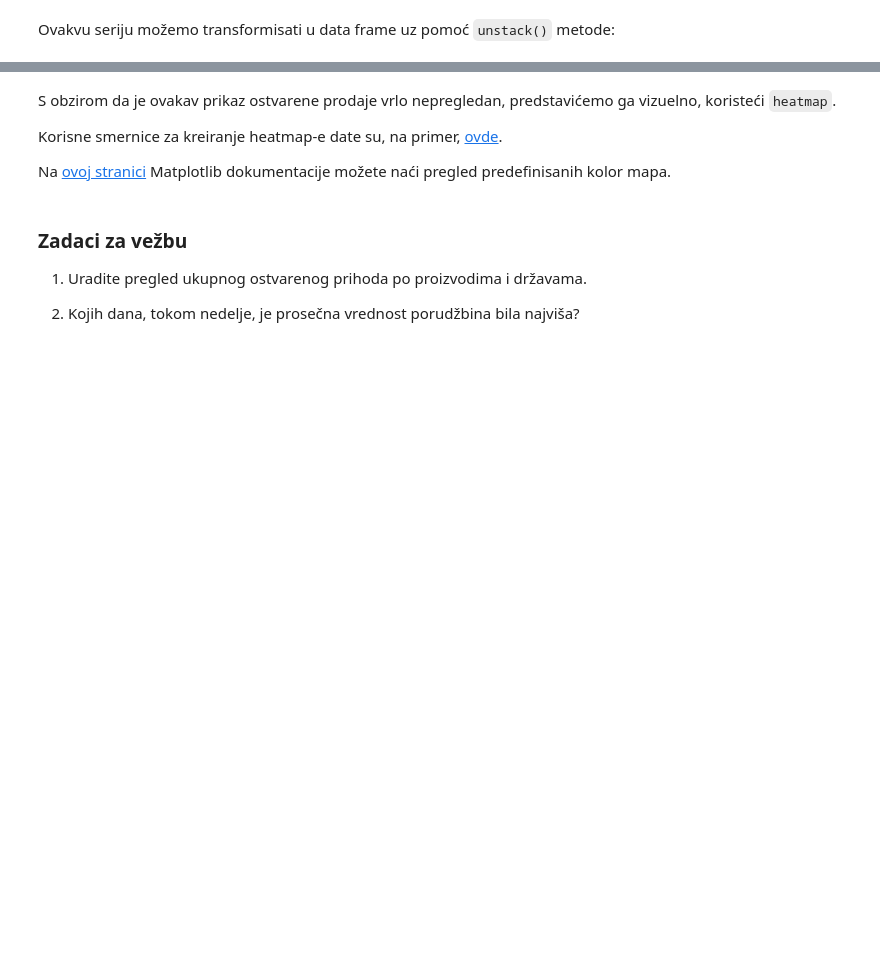
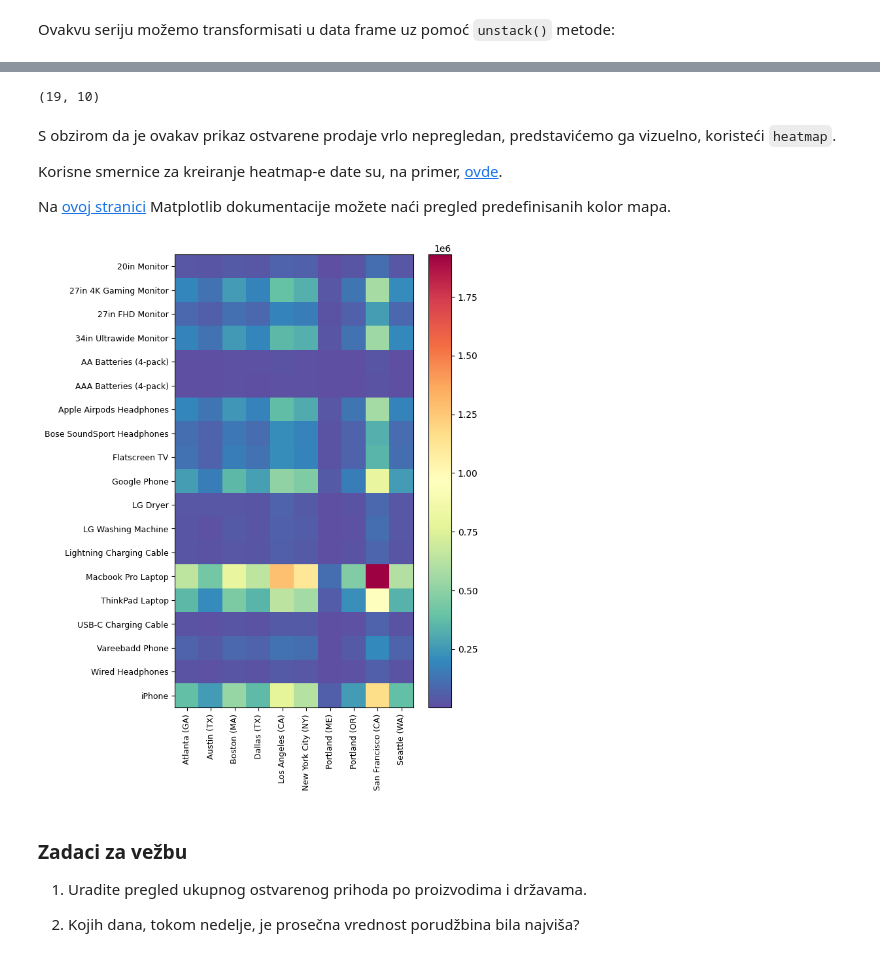
Before and after one commit to programiranje3/p2-2024v, a Jupyter notebook: lab9_10/sales_analysis.ipynb, the cells around one changed output, grey strips where cells are left out. Drawn from its saved outputs; the diff is of its cells as text; code cells hidden in the pictures; blank space fills up the shorter version.

```diff
--- a/lab9_10/sales_analysis.ipynb
+++ b/lab9_10/sales_analysis.ipynb
@@ -661,3 +905,6 @@ Smernice za kreiranje horizontalnog bar plota možete naći, na primer, u [ovom
 ### Zadatak 5. Pregled ostvarenog prihoda od prodaje po proizvodima i gradovima
 # %% [markdown]
 Podatke možemo grupisati na osnovu više od jednog atributa (kolone). U ovom slučaju, izvršićemo grupisanje na osnovu proizvoda i grada iz koga je porudžbina stigla, i izračunati ukupan prihod za svaki proizvod u svakom gradu:
+# %%
+sales_per_product_and_city = sales.groupby(['Product', 'Purchase_city'])['Total_Price'].sum()
+sales_per_product_and_city
@@ -666,2 +958,4 @@ Primetite da smo kao rezultat dobili pandas seriju sa dva indeksa - `Product` i
 # %% [markdown]
 Ovakvu seriju možemo transformisati u data frame uz pomoć `unstack()` metode:
+# %%
+product_city_sales_df = sales_per_product_and_city.unstack()
@@ -668,9 +977,32 @@ Ovakvu seriju možemo transformisati u data frame uz pomoć `unstack()` metode:
+# %%
+product_city_sales_df.shape
+# %% [output]
+(19, 10)
 # %% [markdown]
 S obzirom da je ovakav prikaz ostvarene prodaje vrlo nepregledan, predstavićemo ga vizuelno, koristeći `heatmap`.
 
 Korisne smernice za kreiranje heatmap-e date su, na primer, [ovde](https://python-charts.com/correlation/heatmap-matplotlib/).
 
 Na [ovoj stranici](https://matplotlib.org/stable/users/explain/colors/colormaps.html) Matplotlib dokumentacije možete naći pregled predefinisanih kolor mapa.
+# %%
+_, ax = plt.subplots(figsize=(6,9))
+im = ax.imshow(product_city_sales_df, cmap='Spectral_r')
+
+# Add the color bar
+cbar = ax.figure.colorbar(im, ax = ax)
+
+# Add the labels
+x_ticks = product_city_sales_df.columns.tolist()
+y_ticks = product_city_sales_df.index.tolist()
+
+ax.set_xticks(range(len(x_ticks)), labels = x_ticks)
+ax.tick_params(axis='x', labelrotation=90, labelsize=9)
+ax.set_yticks(range(len(y_ticks)), labels = y_ticks)
+ax.tick_params(axis='y', labelsize=9)
+
+plt.show()
+# %% [output]
+[figure, added]
 # %% [markdown]
 ### Zadaci za vežbu
 
```
Also changed, not shown: parts of 26 cells of this notebook.
